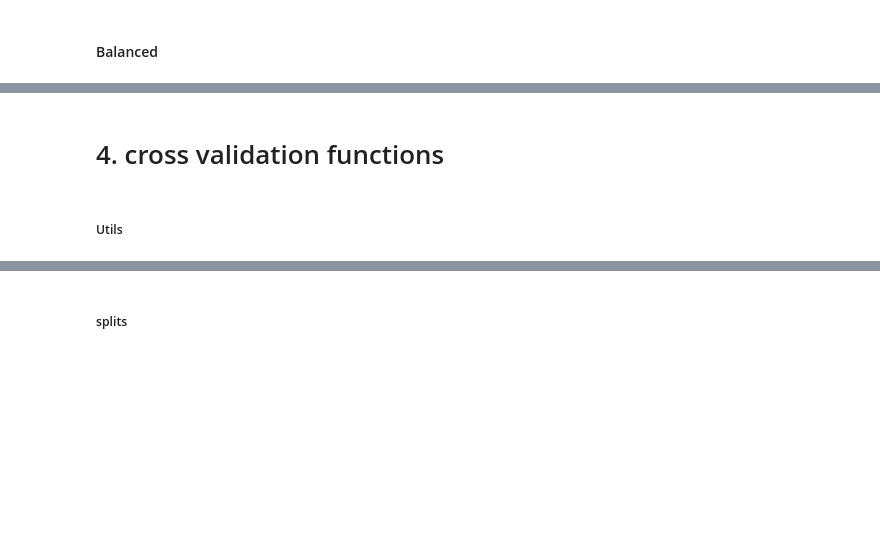
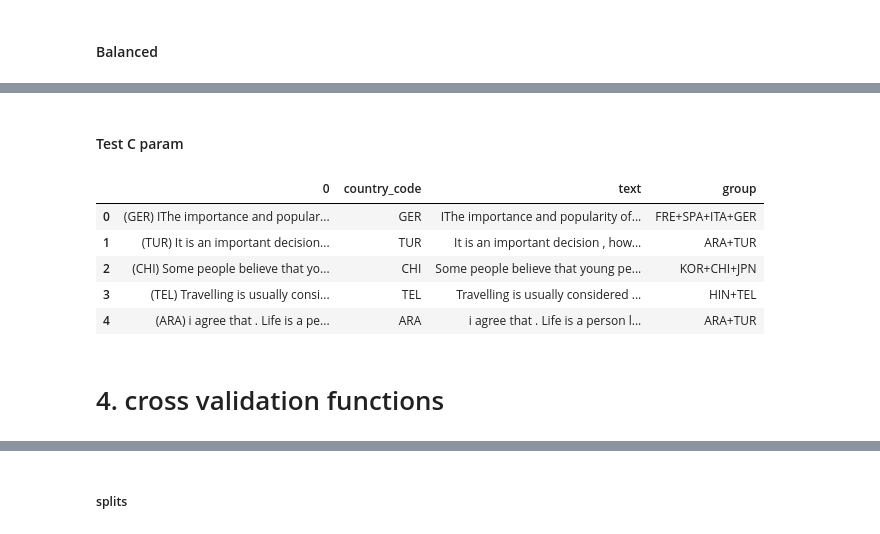
Before and after one commit to abdellah-idris/NLI, a Jupyter notebook: cross+hierarchical.ipynb, the cells around one changed output, grey strips where cells are left out. Saved outputs shown, nothing was run; the diff lists cells and outputs as text; code cells hidden in the pictures; blank space fills up the shorter version.

```diff
--- a/cross+hierarchical.ipynb
+++ b/cross+hierarchical.ipynb
@@ -543,0 +589,11 @@ balanced_models
+# %% [markdown]
+#### Test C param
+# %%
+df.head()
+# %% [output]
+|  | 0 | country_code | text | group |
+| 0 | (GER) IThe importance and popular... | GER | IThe importance and popularity of... | FRE+SPA+ITA+GER |
+| 1 | (TUR) It is an important decision... | TUR | It is an important decision , how... | ARA+TUR |
+| 2 | (CHI) Some people believe that yo... | CHI | Some people believe that young pe... | KOR+CHI+JPN |
+| 3 | (TEL) Travelling is usually consi... | TEL | Travelling is usually considered ... | HIN+TEL |
+| 4 | (ARA) i agree that . Life is a pe... | ARA | i agree that . Life is a person l... | ARA+TUR |
@@ -544,4 +606,2 @@ balanced_models
 # %% [markdown]
 # 4. cross validation functions
-# %% [markdown]
-##### Utils
```
Also changed, not shown: parts of 177 cells of this notebook.
